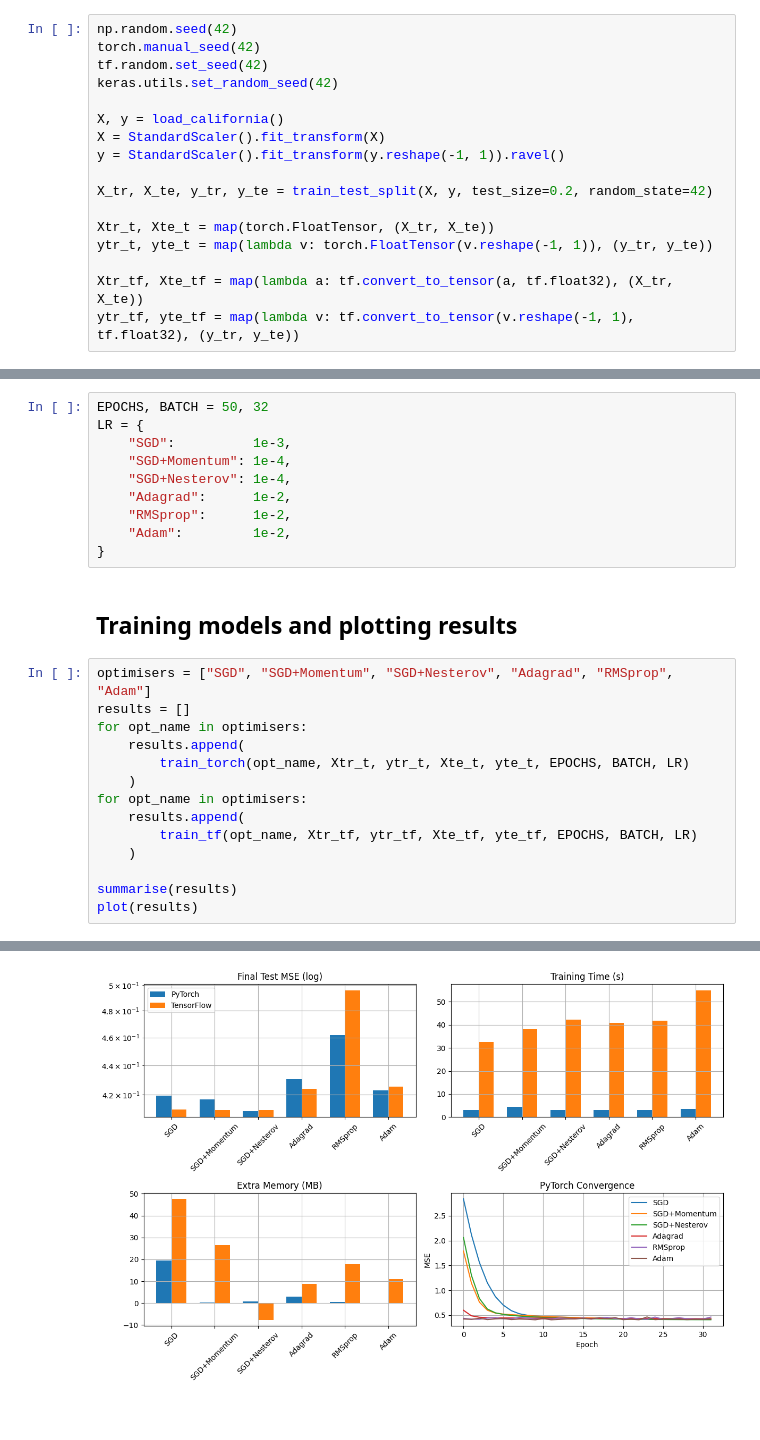
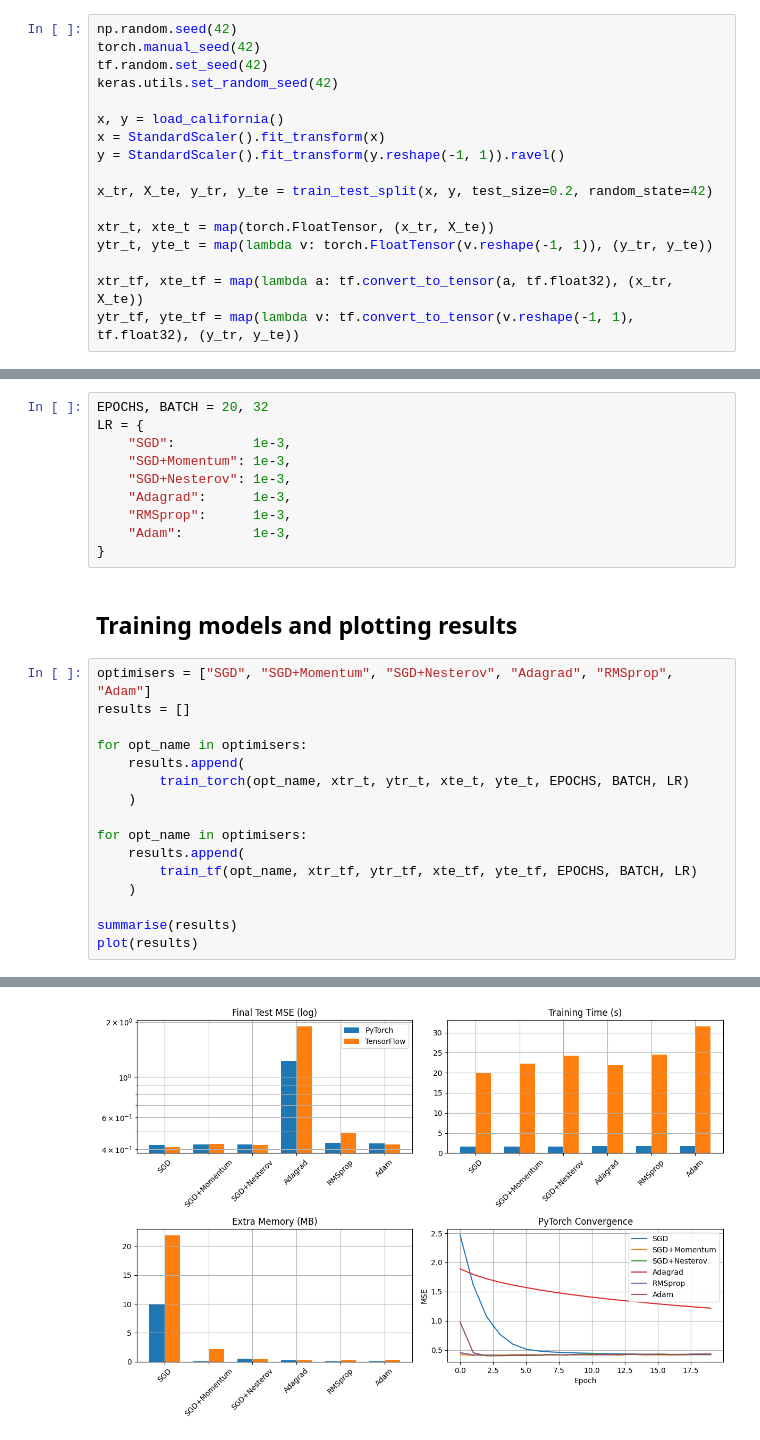
Before and after one commit to 999ashu/Stochastic-Gradient-Descent, a Jupyter notebook: notebooks/SGD_LIB.ipynb, the cells around one changed output, grey strips where cells are left out. Cells and saved outputs as stored; diff of their text form.

```diff
--- a/notebooks/SGD_LIB.ipynb
+++ b/notebooks/SGD_LIB.ipynb
@@ -12,41 +13,43 @@ torch.manual_seed(42)
 tf.random.set_seed(42)
 keras.utils.set_random_seed(42)
 
-X, y = load_california()
-X = StandardScaler().fit_transform(X)
+x, y = load_california()
+x = StandardScaler().fit_transform(x)
 y = StandardScaler().fit_transform(y.reshape(-1, 1)).ravel()
 
-X_tr, X_te, y_tr, y_te = train_test_split(X, y, test_size=0.2, random_state=42)
+x_tr, X_te, y_tr, y_te = train_test_split(x, y, test_size=0.2, random_state=42)
 
-Xtr_t, Xte_t = map(torch.FloatTensor, (X_tr, X_te))
+xtr_t, xte_t = map(torch.FloatTensor, (x_tr, X_te))
 ytr_t, yte_t = map(lambda v: torch.FloatTensor(v.reshape(-1, 1)), (y_tr, y_te))
 
-Xtr_tf, Xte_tf = map(lambda a: tf.convert_to_tensor(a, tf.float32), (X_tr, X_te))
+xtr_tf, xte_tf = map(lambda a: tf.convert_to_tensor(a, tf.float32), (x_tr, X_te))
 ytr_tf, yte_tf = map(lambda v: tf.convert_to_tensor(v.reshape(-1, 1), tf.float32), (y_tr, y_te))
 # %% [markdown]
 ## Defining hyperparameters
 # %%
-EPOCHS, BATCH = 50, 32
+EPOCHS, BATCH = 20, 32
 LR = {
     "SGD":          1e-3,
-    "SGD+Momentum": 1e-4,
-    "SGD+Nesterov": 1e-4,
-    "Adagrad":      1e-2,
-    "RMSprop":      1e-2,
-    "Adam":         1e-2,
+    "SGD+Momentum": 1e-3,
+    "SGD+Nesterov": 1e-3,
+    "Adagrad":      1e-3,
+    "RMSprop":      1e-3,
+    "Adam":         1e-3,
 }
 # %% [markdown]
 ## Training models and plotting results
 # %%
 optimisers = ["SGD", "SGD+Momentum", "SGD+Nesterov", "Adagrad", "RMSprop", "Adam"]
 results = []
+
 for opt_name in optimisers:
     results.append(
-        train_torch(opt_name, Xtr_t, ytr_t, Xte_t, yte_t, EPOCHS, BATCH, LR)
+        train_torch(opt_name, xtr_t, ytr_t, xte_t, yte_t, EPOCHS, BATCH, LR)
     )
+
 for opt_name in optimisers:
     results.append(
-        train_tf(opt_name, Xtr_tf, ytr_tf, Xte_tf, yte_tf, EPOCHS, BATCH, LR)
+        train_tf(opt_name, xtr_tf, ytr_tf, xte_tf, yte_tf, EPOCHS, BATCH, LR)
     )
 
 summarise(results)
@@ -69 +79 @@ Adam           TensorFlow  4.2519e-01    54.84    10.97
-[figure, old version]
+[figure, new version]
```
Also changed, not shown: parts of 3 cells of this notebook, 3 other files.
